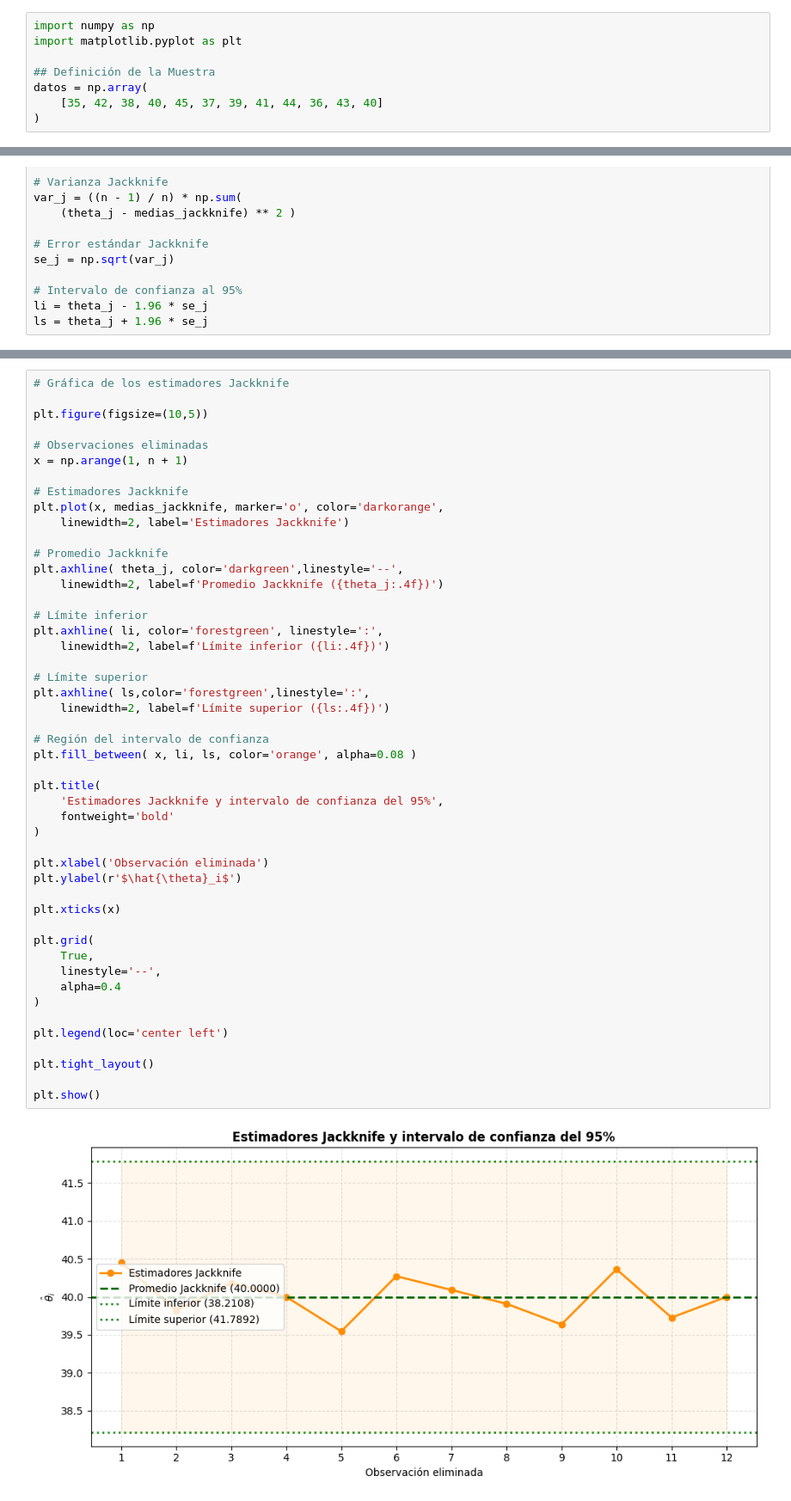
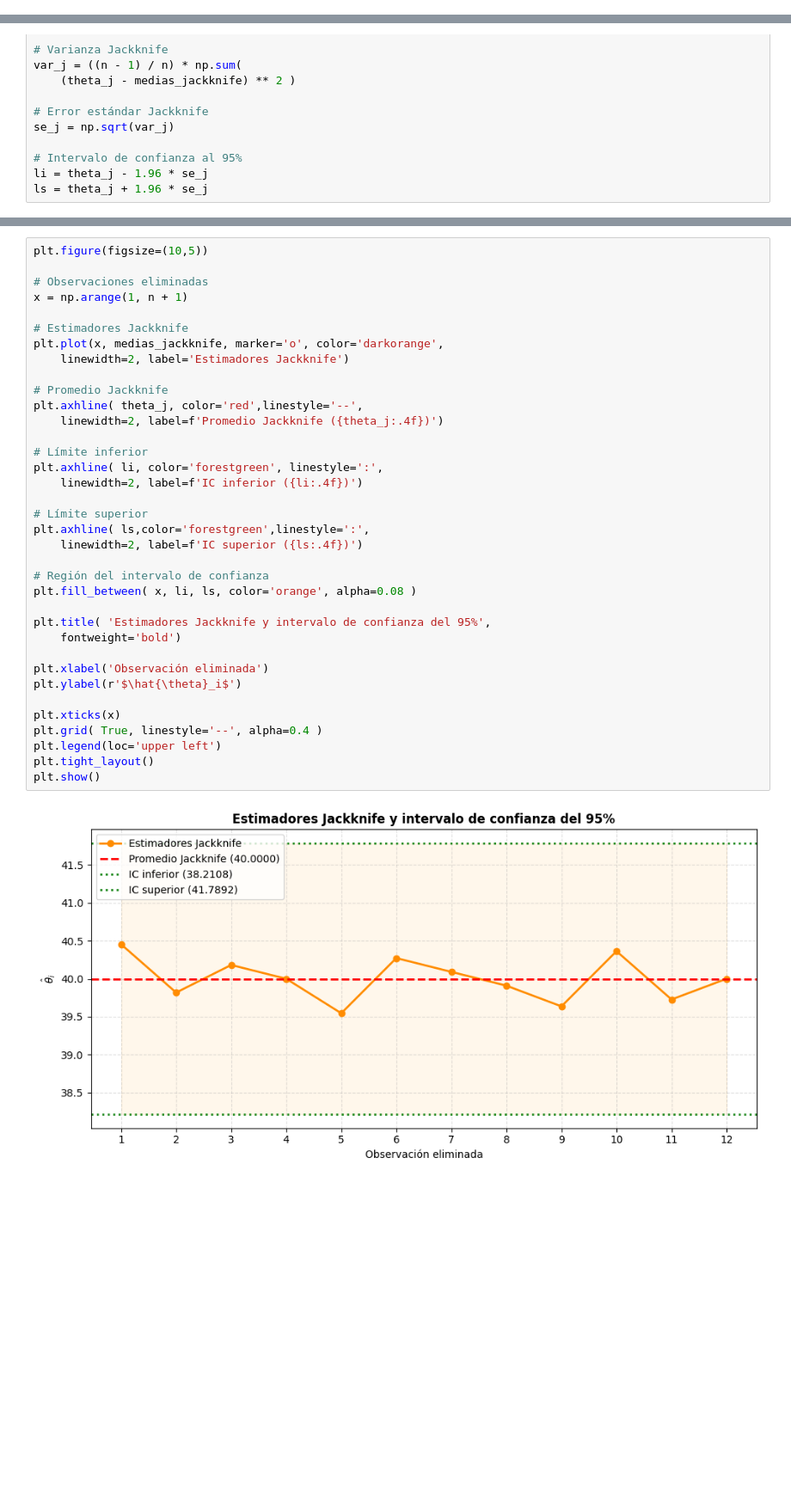
Before and after one commit to KarlaMichelleSorianoSanhez/Simulacion-I, a Jupyter notebook: técnicas_de_remuestreo_.ipynb, the cells around one changed output, grey strips where cells are left out. Shown at 86% size. Saved outputs shown, nothing was run; the diff lists cells and outputs as text; blank space fills up the shorter version.

```diff
--- a/técnicas_de_remuestreo_.ipynb
+++ b/técnicas_de_remuestreo_.ipynb
@@ -1024,8 +1008,0 @@ Posteriormente se calcularán las medias Jackknife, el promedio Jackknife, la va
-# %%
-import numpy as np
-import matplotlib.pyplot as plt
-
-## Definición de la Muestra
-datos = np.array(
-    [35, 42, 38, 40, 45, 37, 39, 41, 44, 36, 43, 40]
-)
@@ -1143,51 +1111,39 @@ Además se mostrarán:
 # %%
-# Gráfica de los estimadores Jackknife
-
 plt.figure(figsize=(10,5))
 
 # Observaciones eliminadas
 x = np.arange(1, n + 1)
 
 # Estimadores Jackknife
 plt.plot(x, medias_jackknife, marker='o', color='darkorange',
     linewidth=2, label='Estimadores Jackknife')
 
 # Promedio Jackknife
-plt.axhline( theta_j, color='darkgreen',linestyle='--',
+plt.axhline( theta_j, color='red',linestyle='--',
     linewidth=2, label=f'Promedio Jackknife ({theta_j:.4f})')
 
 # Límite inferior
 plt.axhline( li, color='forestgreen', linestyle=':',
-    linewidth=2, label=f'Límite inferior ({li:.4f})')
+    linewidth=2, label=f'IC inferior ({li:.4f})')
 
 # Límite superior
 plt.axhline( ls,color='forestgreen',linestyle=':',
-    linewidth=2, label=f'Límite superior ({ls:.4f})')
+    linewidth=2, label=f'IC superior ({ls:.4f})')
 
 # Región del intervalo de confianza
 plt.fill_between( x, li, ls, color='orange', alpha=0.08 )
 
-plt.title(
-    'Estimadores Jackknife y intervalo de confianza del 95%',
-    fontweight='bold'
-)
+plt.title( 'Estimadores Jackknife y intervalo de confianza del 95%',
+    fontweight='bold')
 
 plt.xlabel('Observación eliminada')
 plt.ylabel(r'$\hat{\theta}_i$')
 
 plt.xticks(x)
-
-plt.grid(
-    True,
-    linestyle='--',
-    alpha=0.4
-)
-
-plt.legend(loc='center left')
-
+plt.grid( True, linestyle='--', alpha=0.4 )
+plt.legend(loc='upper left')
 plt.tight_layout()
-
 plt.show()
 # %% [output]
-[figure, old version]
+[figure, new version]
 # %% [markdown]
```
Also changed, not shown: parts of 29 cells of this notebook.
